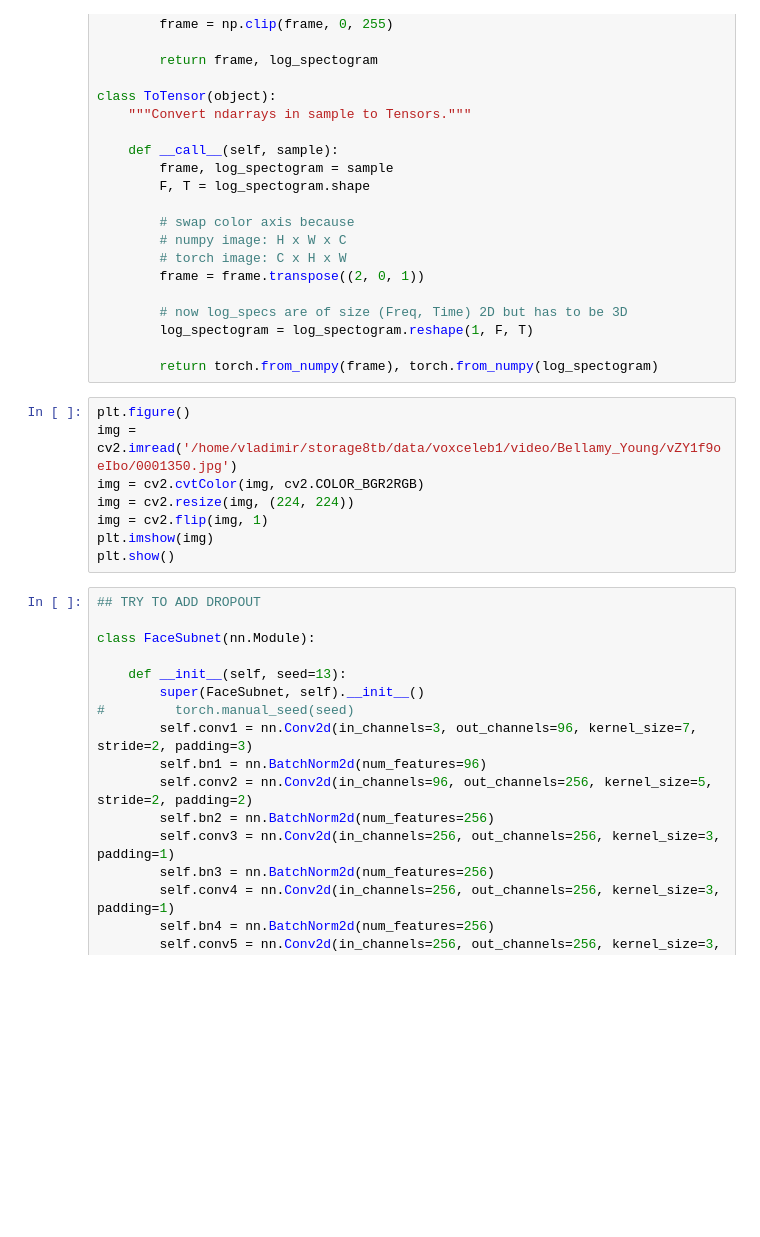
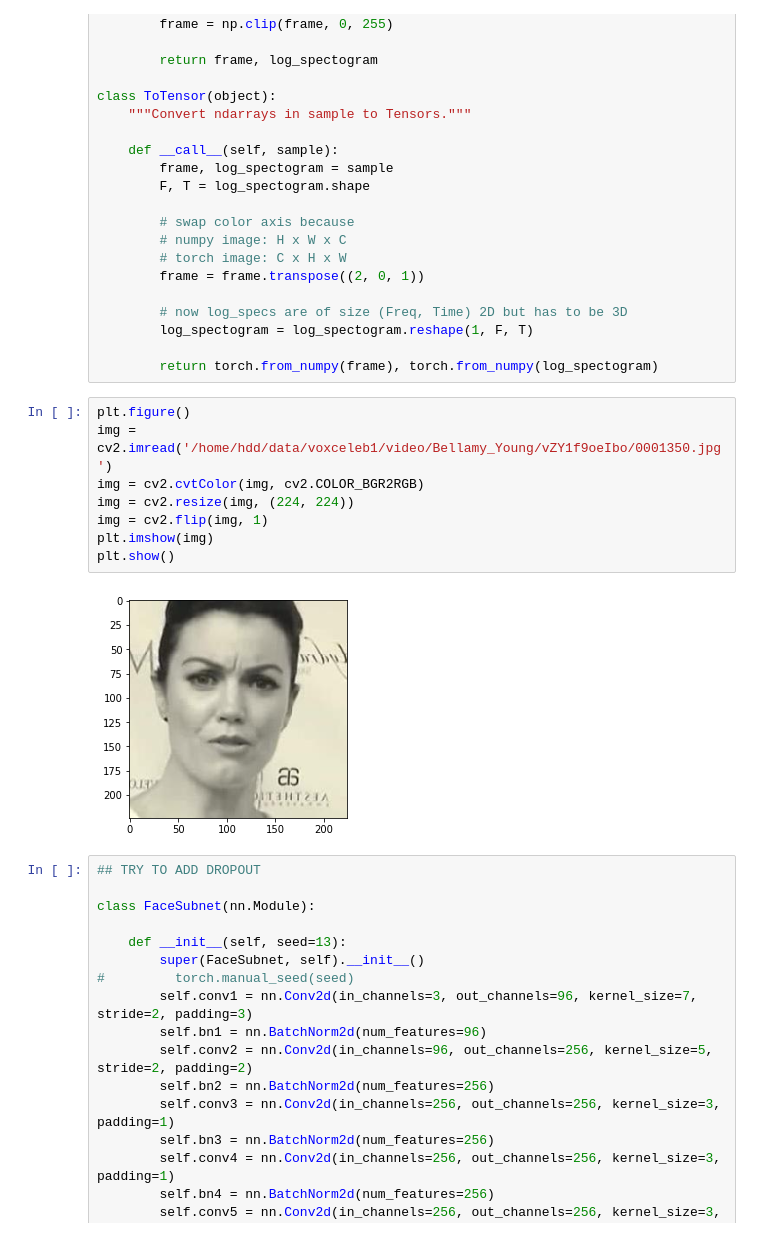
Before and after one commit to v-iashin/LearnablePINs, a Jupyter notebook: main.ipynb, the cells around one changed output. Saved outputs shown, nothing was run; the diff lists cells and outputs as text; blank space fills up the shorter version.

```diff
--- a/main.ipynb
+++ b/main.ipynb
@@ -200,12 +200,14 @@ class ToTensor(object):
         return torch.from_numpy(frame), torch.from_numpy(log_spectogram)
 # %%
 plt.figure()
-img = cv2.imread('/home/vladimir/storage8tb/data/voxceleb1/video/Bellamy_Young/vZY1f9oeIbo/0001350.jpg')
+img = cv2.imread('/home/hdd/data/voxceleb1/video/Bellamy_Young/vZY1f9oeIbo/0001350.jpg')
 img = cv2.cvtColor(img, cv2.COLOR_BGR2RGB)
 img = cv2.resize(img, (224, 224))
 img = cv2.flip(img, 1)
 plt.imshow(img)
 plt.show()
+# %% [output]
+[figure, added]
 # %%
 ## TRY TO ADD DROPOUT
 
```
Also changed, not shown: parts of 2 cells of this notebook, 1 other file.
